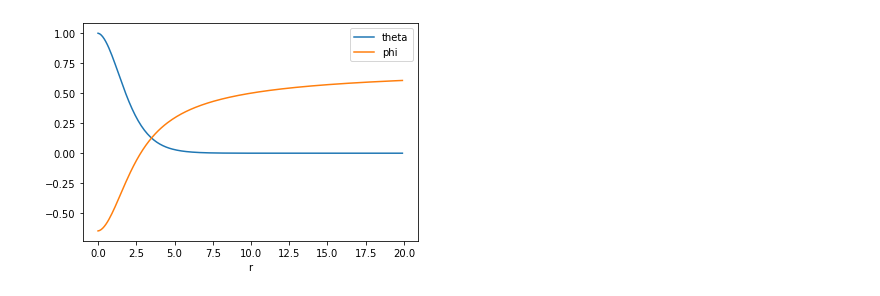
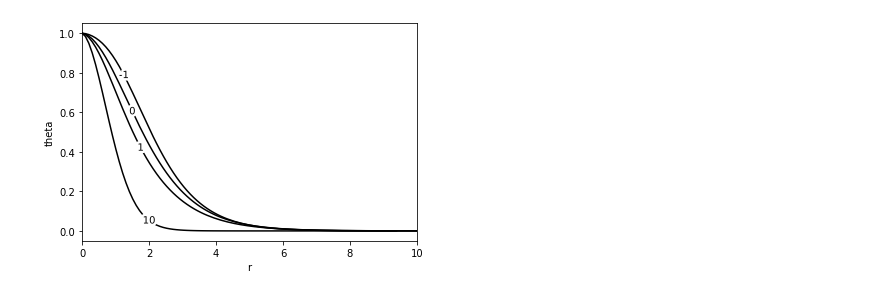
Before and after one commit to gsalinasphys/axionstars, a Jupyter notebook: dilute_ground_em.ipynb, the cells around one changed output. Drawn from its saved outputs; the diff is of its cells as text; code cells hidden in the pictures.

```diff
--- a/dilute_ground_em.ipynb
+++ b/dilute_ground_em.ipynb
@@ -97,15 +110,30 @@ def find_sol(emparams):
 
 #     return phis[bpoints.index(max(bpoints))], np.array(zip(phis, bpoints))
 # %%
-# Plotting best solution, emparams in the format [scale, center, size]
-emparams = [0, 0, 0.1]
-phi0_plt = find_bestsol(emparams)[0]
-Xbc_plt = np.array([1, 0, phi0_plt, 0])
-Xs, bpoint = rk4(Xbc_plt, emparams)
+# Finding solutions, emparams in the format [scale, center = 0, size = 1]
+scales = [-1, 0, 1, 10]
+thetas, phis, gammas = [], [], []
+for scale in scales:
+    emparams = [scale, 0, 1]
+    phi0_plt = find_sol(emparams)[0]
+    Xbc_plt = np.array([1, 0, phi0_plt, 0])
+    Xs, bpoint = rk4(Xbc_plt, emparams)
+    rinterv_cut, Xs = rinterv[:bpoint], Xs[:, :bpoint]
 
-plt.plot(rinterv[:bpoint], Xs[0].T[:bpoint], label = "theta")
-plt.plot(rinterv[:bpoint], Xs[2].T[:bpoint], label = "phi")
-plt.xlabel("r")
-plt.legend();
+    thetas.append(np.array(list(zip(rinterv_cut, Xs[0].T))))
+    phis.append(np.array(list(zip(rinterv_cut, Xs[2].T))))
+
+    gamma = find_gamma(rinterv_cut, Xs)[0]
+    gammas.append(gamma)
-# %% [output]
-[figure, removed]
+# %%
+# Plotting the solutions, emparams in the format [scale, center = 0, size = 1]
+for i, theta in enumerate(thetas):
+    plt.plot(theta.T[0], theta.T[1], color = 'black', label = str(scales[i]))
+plt.xlabel("r")
+plt.ylabel('theta')
+plt.xlim(left = 0, right = 10)
+
+xvals = [1.25, 1.5, 1.75, 2]
+labelLines(plt.gca().get_lines(), xvals = xvals, align=False);
+# %% [output]
+[figure, added]
```
Also changed, not shown: parts of 3 cells of this notebook, 1 other file.
